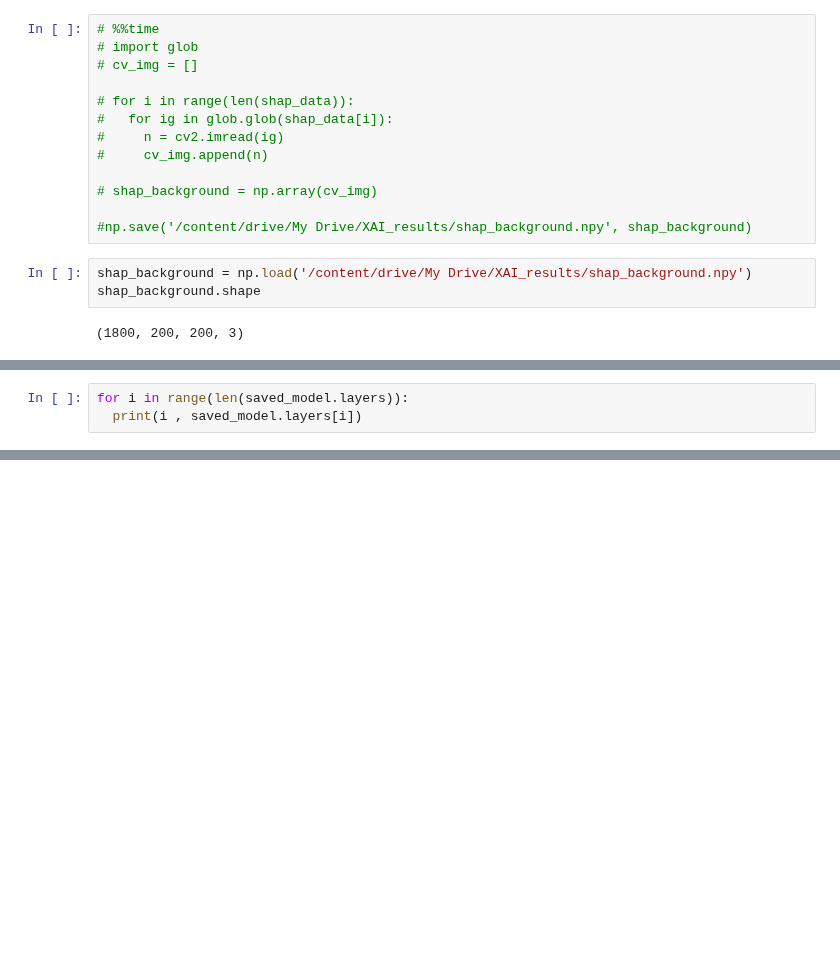
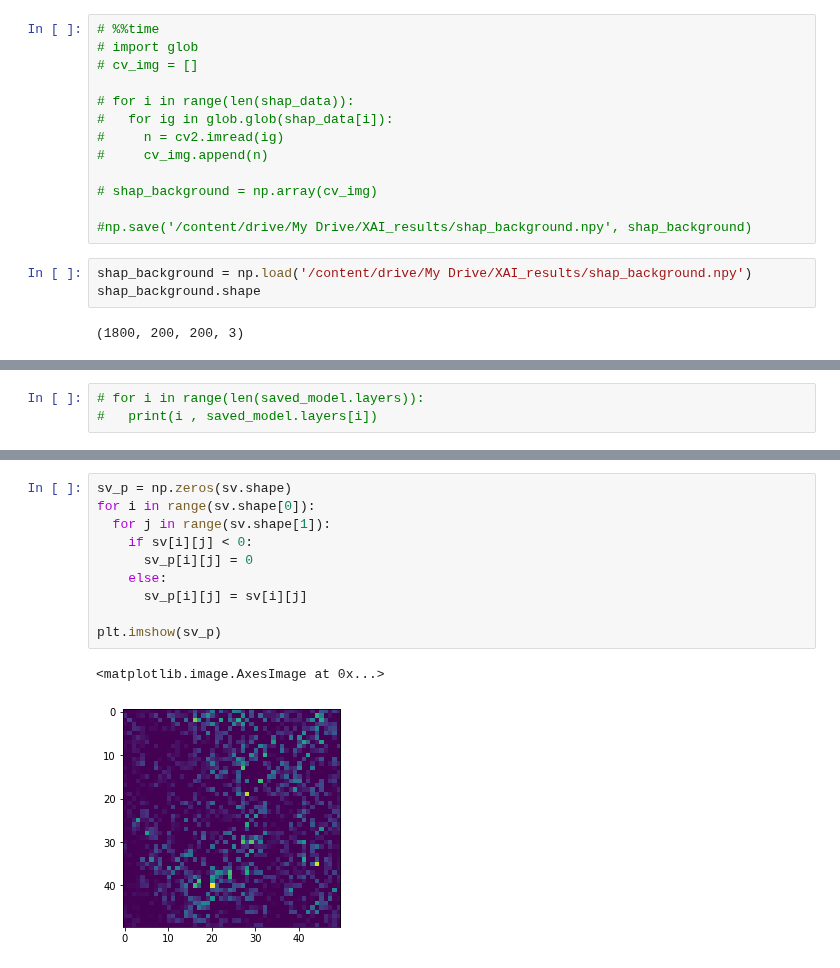
Before and after one commit to mahesh-sudhakar/NEU_XAI, a Jupyter notebook: xai_shap.ipynb, the cells around one changed output, grey strips where cells are left out. Cells and saved outputs as stored; diff of their text form; blank space fills up the shorter version.

```diff
--- a/xai_shap.ipynb
+++ b/xai_shap.ipynb
@@ -141,3 +175,3 @@ shap_test.shape
 # %%
-for i in range(len(saved_model.layers)):
-  print(i , saved_model.layers[i])
+# for i in range(len(saved_model.layers)):
+#   print(i , saved_model.layers[i])
@@ -183,0 +251,13 @@ Wall time: 10.1 s
+# %%
+sv_p = np.zeros(sv.shape)
+for i in range(sv.shape[0]):
+  for j in range(sv.shape[1]):
+    if sv[i][j] < 0:
+      sv_p[i][j] = 0
+    else:
+      sv_p[i][j] = sv[i][j]
+
+plt.imshow(sv_p)
+# %% [output]
+<matplotlib.image.AxesImage at 0x...>
+[figure, added]
```
Also changed, not shown: parts of 35 cells of this notebook.
